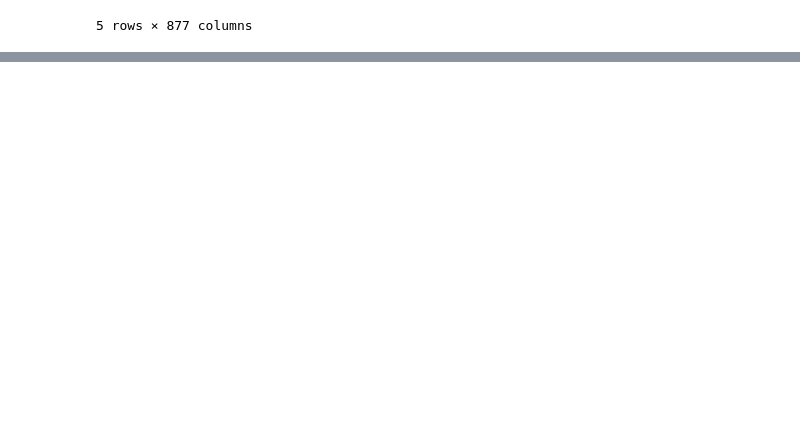
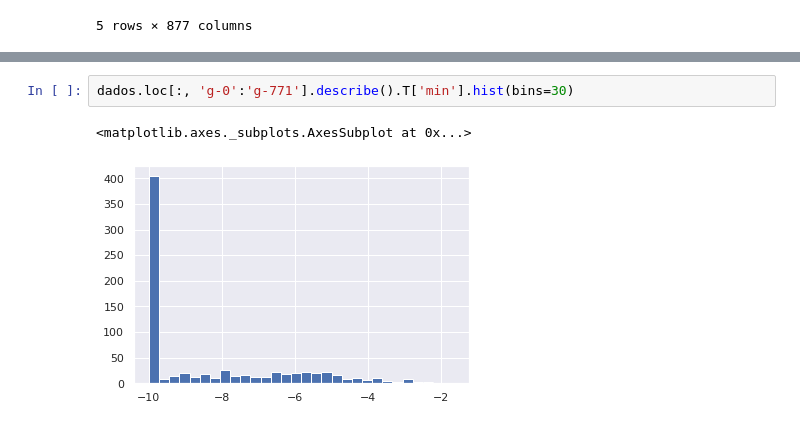
Before and after one commit to RenatoFrancisco/ImersaoDados, a Jupyter notebook: ImersaoDados.ipynb, the cells around one changed output, grey strips where cells are left out. Drawn from its saved outputs; the diff is of its cells as text; blank space fills up the shorter version.

```diff
--- a/ImersaoDados.ipynb
+++ b/ImersaoDados.ipynb
@@ -130,0 +246,5 @@ dados_filtrados.head()
+# %%
+dados.loc[:, 'g-0':'g-771'].describe().T['min'].hist(bins=30)
+# %% [output]
+<matplotlib.axes._subplots.AxesSubplot at 0x...>
+[figure, added]
```
Also changed, not shown: parts of 20 cells of this notebook.
